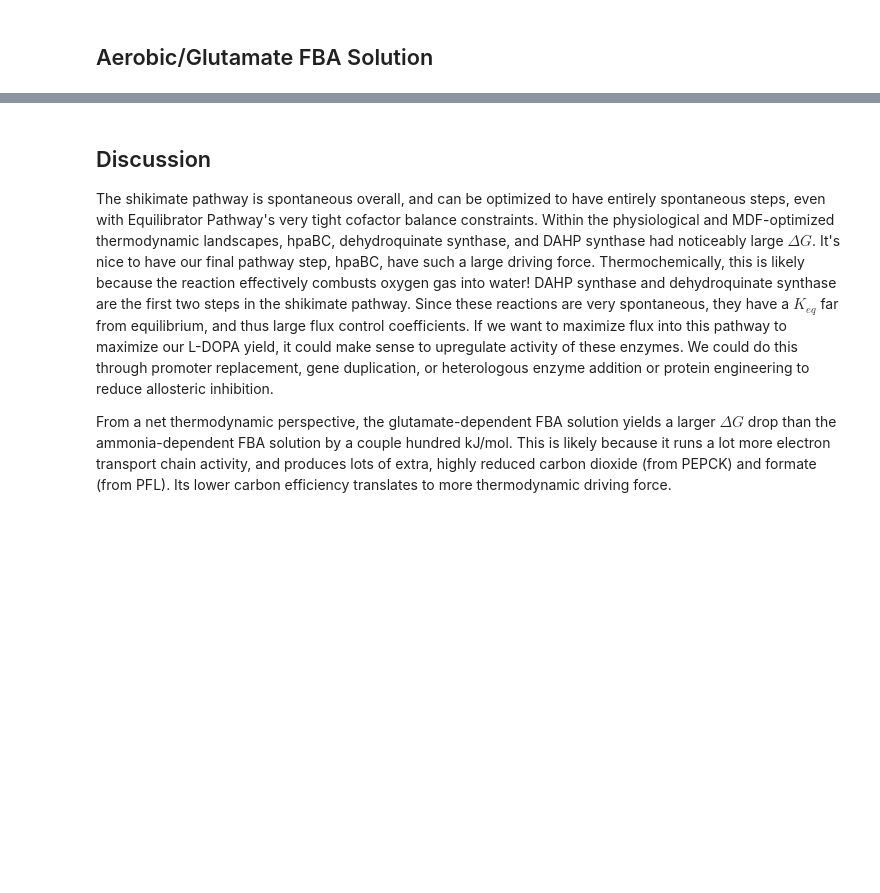
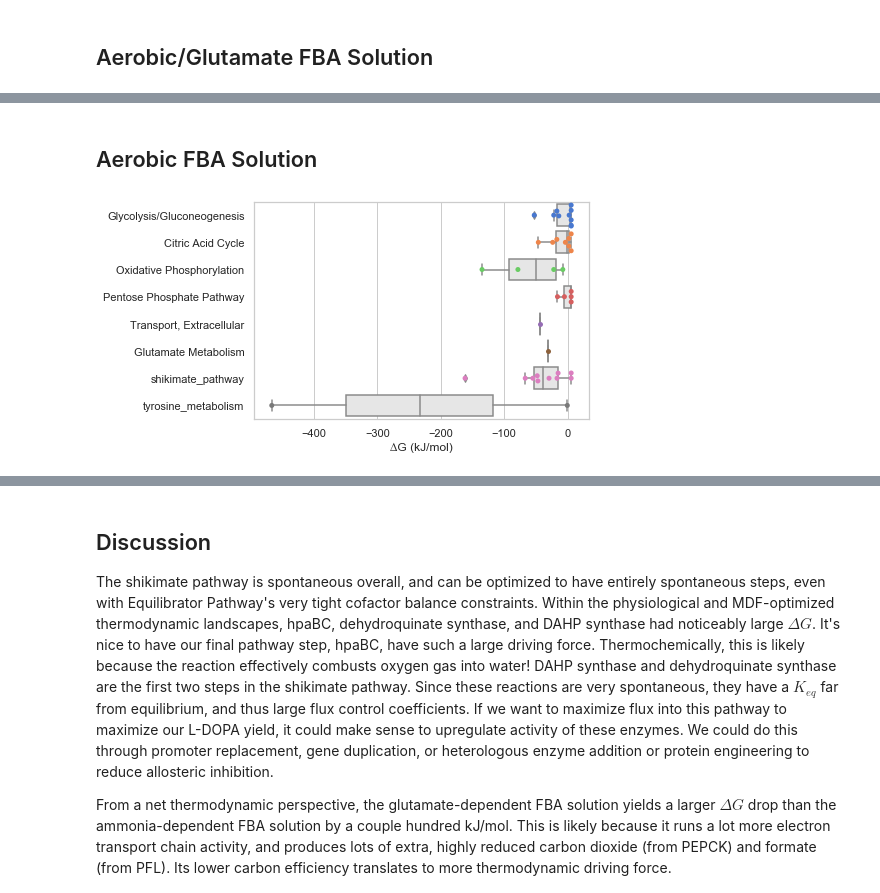
Before and after one commit to russell-stewart/levdopa_synthesis, a Jupyter notebook: thermodynamics.ipynb, the cells around one changed output, grey strips where cells are left out. Cells and saved outputs as stored; diff of their text form; code cells hidden in the pictures; blank space fills up the shorter version.

```diff
--- a/thermodynamics.ipynb
+++ b/thermodynamics.ipynb
@@ -384,0 +340,16 @@ solution_glu_mdf_result.reaction_df.sort_values(by=['optimized_dg_prime']).head(
+# %% [markdown]
+## Aerobic FBA Solution
+# %%
+exchange_reactions = ['EX_for_e','EX_pi_e','PIt2r','EX_co2_e','FORti','EX_glc__D_e','EX_h_e','EX_h2o_e','EX_nh4_e','EX_o2_e','CO2t','NH4t','H2Ot','O2t','levdopa_t','EX_levdopa_e','EX_glu__L_e','GLUt2r']
+names = solution.query('not index in @exchange_reactions and index != "ATPM" and index != "ATPS4r"').index
+pathways = [levdopa_synthesis.reactions.get_by_id(i).subsystem for i in names]
+dG = [x.magnitude for x in solution_mdf_result.reaction_df.optimized_dg_prime]
+s = pd.DataFrame(zip(names , dG , pathways), columns = ['Name' , 'dG' , 'Pathway'])
+sns.set(style="whitegrid" , palette = "muted")
+g = sns.boxplot(x="dG", y="Pathway", data=s , color = '.9')
+g = sns.swarmplot(y="Pathway", x="dG", data=s)
+g.set_xlabel('∆G (kJ/mol)')
+g.set_ylabel(None);
+g.get_figure().savefig('figures/aerobicmdf.png', dpi = 600, bbox_inches='tight')
+# %% [output]
+[figure, added]
```
Also changed, not shown: parts of 17 cells of this notebook, 10 other files.
